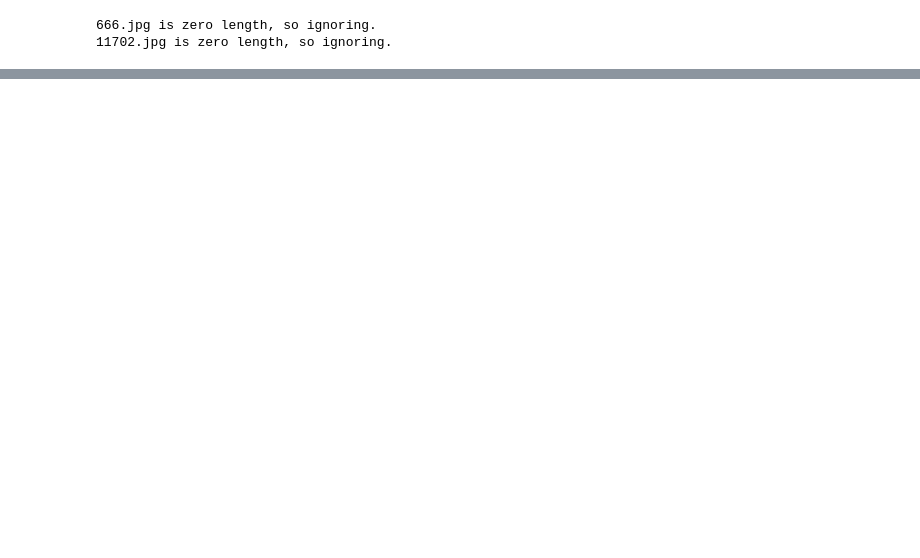
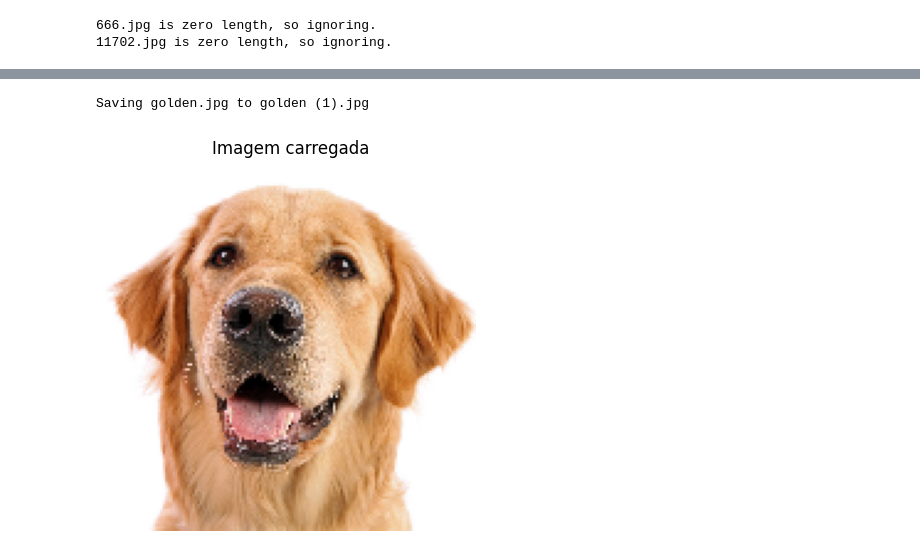
Before and after one commit to guscassiano/Dio_ML_bootcamp, a Jupyter notebook: Cats-vs-Dogs.ipynb, the cells around one changed output, grey strips where cells are left out. Drawn from its saved outputs; the diff is of its cells as text; code cells hidden in the pictures; blank space fills up the shorter version.

```diff
--- a/Cats-vs-Dogs.ipynb
+++ b/Cats-vs-Dogs.ipynb
@@ -217,0 +219,30 @@ for fn in uploaded.keys():
+# %%
+# Fazer upload da imagem
+uploaded = files.upload()
+
+for fn in uploaded.keys():
+    # Caminho da imagem
+    path = fn
+
+    # Carrega a imagem no tamanho esperado pelo VGG16
+    img = image.load_img(path, target_size=(150, 150))  # mesmo tamanho usado no treinamento
+
+    # Mostra a imagem
+    imgplot = plt.imshow(img)
+    plt.axis('off')
+    plt.title("Imagem carregada")
+    plt.show()
+
+    # Pré-processa a imagem
+    x = image.img_to_array(img)
+    x = np.expand_dims(x, axis=0)
+    x = x / 255.0  # normalização igual ao treinamento
+
+    # Predição
+    prediction = model.predict(x)
+
+    if prediction[0] > 0.5:
+        print(f"Predição: CACHORRO 🐶 ({prediction[0][0]:.2f})")
+    else:
+        print(f"Predição: GATO 🐱 ({prediction[0][0]:.2f})")
+# %% [output]
@@ -217,0 +250,2 @@ for fn in uploaded.keys():
+Saving golden.jpg to golden (1).jpg
+[figure, added]
```
Also changed, not shown: parts of 19 cells of this notebook.
